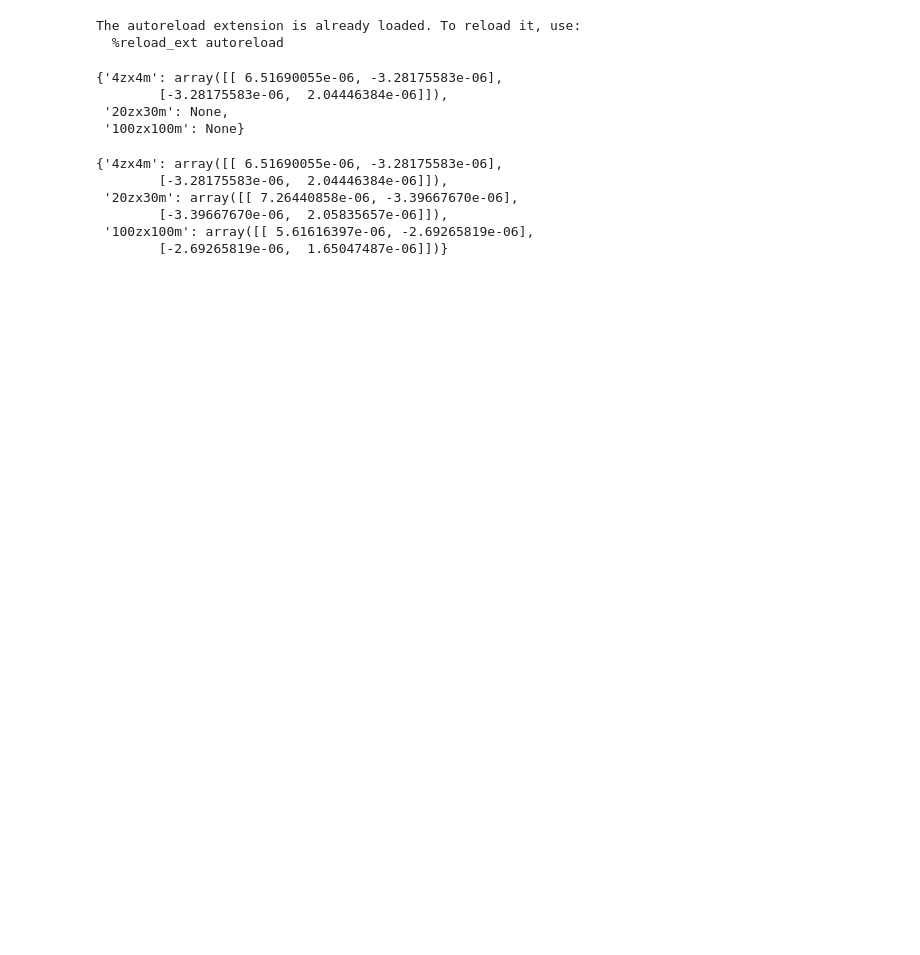
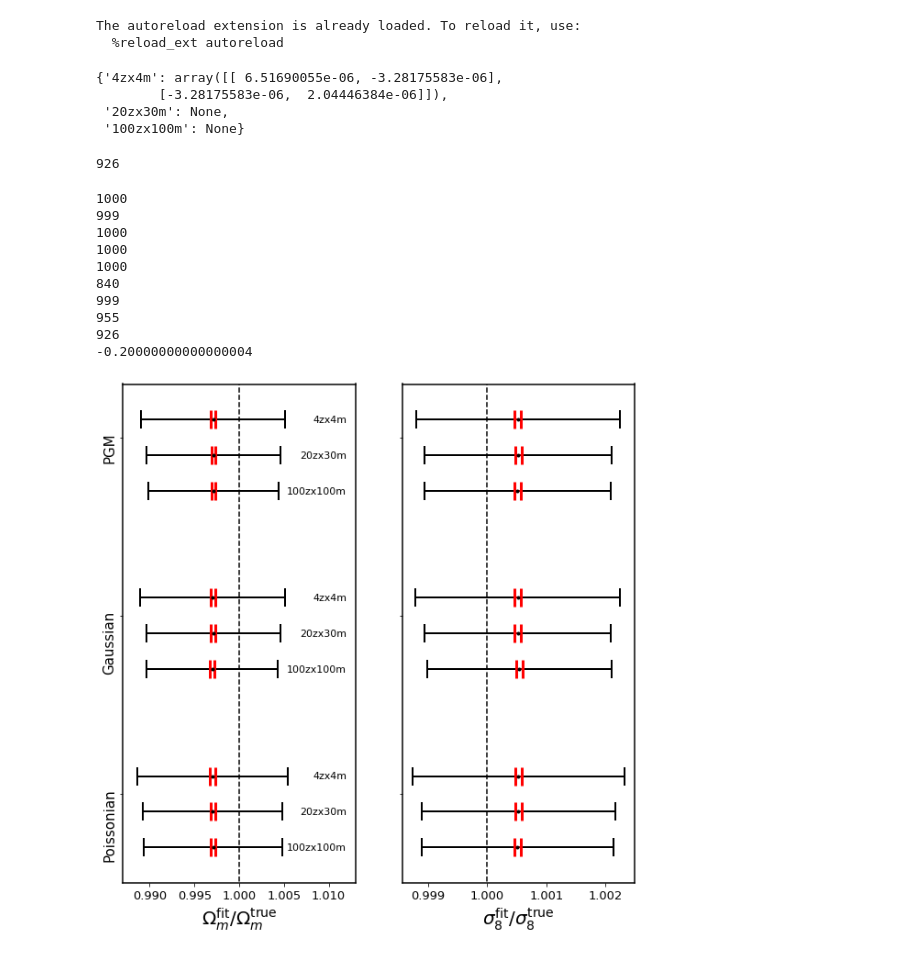
Before and after one commit to payerne/LikelihoodsClusterAbundance, a Jupyter notebook: notebooks/Posterior_full_validation.ipynb, the cells around one changed output. Saved outputs shown, nothing was run; the diff lists cells and outputs as text; code cells hidden in the pictures; blank space fills up the shorter version.

```diff
--- a/notebooks/Posterior_full_validation.ipynb
+++ b/notebooks/Posterior_full_validation.ipynb
@@ -119,12 +83,3 @@ covFreq
 covFreq[binnings[1]] = cov_freq(20,30)
 # %%
 covFreq[binnings[2]] = cov_freq(100,100)
-# %%
-covFreq
-# %% [output]
-{'4zx4m': array([[ 6.51690055e-06, -3.28175583e-06],
-        [-3.28175583e-06,  2.04446384e-06]]),
- '20zx30m': array([[ 7.26440858e-06, -3.39667670e-06],
-        [-3.39667670e-06,  2.05835657e-06]]),
- '100zx100m': array([[ 5.61616397e-06, -2.69265819e-06],
-        [-2.69265819e-06,  1.65047487e-06]])}
@@ -146,3 +96,70 @@ forecastF=edit.load_pickle('/pbs/throng/lsst/users/cpayerne/ClusterLikelihoods_d
+# %%
+len(cosmology['100zx100m']['MPG'] )
+# %% [output]
+926
+# %%
+colors = ['#1f77b4', '#ff7f0e', '#2ca02c',]
+#colors=['k', 'k', 'k']
+likelihood = ['Poissonian', 'Gaussian', 'MPG']
+title = ['Poissonian', 'Gaussian', 'PGM']
+fig, ax = plt.subplots(1,2,figsize=(10, 10), sharey=True)
+plt.rcParams['axes.linewidth']= 1.5
+x1=[]
+for i, l in enumerate(likelihood):
+    w = [i - .2*k for k, b in enumerate(binnings)]
+    x1.append(np.mean(w))
+    for j, b in enumerate(binnings):
+        Om=cosmology[b][l]['Om']
+        errOm = np.std(Om)
+
+        meanOm = np.mean(Om)
+        print(len(Om))
+        #ax[0].scatter(meanOm/(Omega_c_true + Omega_b_true), w[j], s=10, facecolors='w',edgecolor=colors[j],linewidth=2, zorder=1000)
+        ax[0].errorbar(meanOm/(Omega_c_true + Omega_b_true), w[j], c='k',yerr=None, xerr=errOm/(Omega_c_true + Omega_b_true),
+                       capsize=10, markersize=3, marker='o', color='k', capthick=2, elinewidth=2, fmt='.')
+
+        ax[0].errorbar(meanOm/(Omega_c_true + Omega_b_true), w[j], c='k',yerr=None, xerr=(errOm/(Omega_c_true + Omega_b_true))/np.sqrt(len(Om)),
+                       capsize=10, markersize=0, marker='o', color='r'
+                       , capthick=3, elinewidth=0)
+
+        s8=cosmology[b][l]['s8']
+        errs8 = np.std(s8)
+
+        means8 = np.mean(s8)
+        #ax[1].scatter(means8/(sigma8_true), w[j], s=100, facecolors='w',edgecolor=colors[j],linewidth=2, zorder=1000)
+        ax[1].errorbar(means8/(sigma8_true), w[j], c='k',yerr=None, xerr=errs8/(sigma8_true),
+                       capsize=10, markersize=3, marker='o', color='k', capthick=2, elinewidth=2)
+        ax[1].errorbar(means8/(sigma8_true), w[j], c='k',yerr=None, xerr=(errs8/(sigma8_true))/np.sqrt(len(Om)),
+                       capsize=10, markersize=0, marker='o', color='r', capthick=3, elinewidth=0)
+        ax[0].text(1 + .012, w[j] + .0,b, horizontalalignment='right', verticalalignment='center',fontsize = 11)
+print(np.min(x1))
+squad = title
+ax[0].set_xlabel(r'$\Omega_m^{\rm fit}/\Omega_m^{\rm true}$', fontsize = 20)
+ax[1].set_xlabel(r'$\sigma_8^{\rm fit}/\sigma_8^{\rm true}$', fontsize = 20)
+epsi1=.013
+epsi2=0.004
+ax[0].set_xlim(1-epsi1, 1+epsi1)
+#ax[1].set_xlim(1-epsi2, 1+epsi2)
+for i in range(2):
+    ax[i].vlines(1, -1, 3, linestyle='--')
+    ax[i].set_ylim(np.min(x1)-.4, np.max(x1)+.4)
+    ax[i].set_yticks(np.array(x1)+.1)
+    ax[i].tick_params(axis='both', which = 'major', labelsize= 13)
+    ax[i].set_yticklabels(squad, fontsize=15, rotation=90)
+#plt.xticklabels(squad, fontsize=15, rotation=30)
+plt.savefig('best_fit.pdf', bbox_inches='tight', dpi=300)
+# %% [output]
+1000
+999
+1000
+1000
+1000
+840
+999
+955
+926
+-0.20000000000000004
+[figure, added]
 # %%
 colors = ['#1f77b4', '#ff7f0e', '#2ca02c',]
 #colors=['k', 'k', 'k']
```
Also changed, not shown: parts of 14 cells of this notebook, 17 other files.
